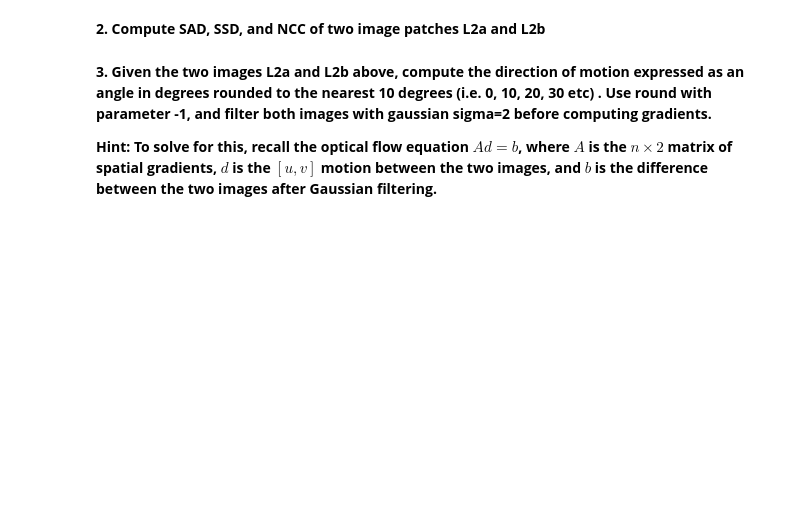
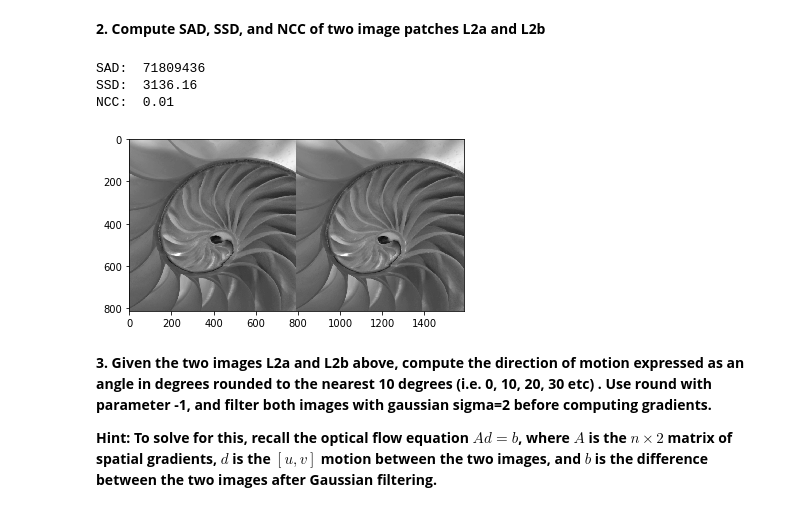
Before and after one commit to dlezcan1/computer-vision-fall-2020, a Jupyter notebook: midterms/MidtermA/CV-2020-Midterm-Exam-A.ipynb, the cells around one changed output. Cells and saved outputs as stored; diff of their text form; code cells hidden in the pictures; blank space fills up the shorter version.

```diff
--- a/midterms/MidtermA/CV-2020-Midterm-Exam-A.ipynb
+++ b/midterms/MidtermA/CV-2020-Midterm-Exam-A.ipynb
@@ -61,10 +65,14 @@ answers['short1'] = pp # worth 4 points
 # %%
 S = np.array([ 1, 2, 4, 8, 4, 2, 1])
 D = np.array([1,-1])
+D2 = np.convolve(D, D, mode='full')
 
 #TODO: compute S1 and S2, i.e. the kernels in (1) and (2)
 S1 = np.zeros((8,))
-s2 = np.zeros((9,))
+S2 = np.zeros((9,))
+
+S1 = np.convolve(D, S, mode='same')
+S2 = np.convolve(D2, S, mode='same')
 print(S1)
 print(S2)
 
@@ -89,12 +114,20 @@ answers['short3'] = round(edgeresponse,-2) # worth 4 points
 K = [10, 0, 0; 0, 10, 0; 0, 0, 1];  T = [1,1,1];  R = I
 # %%
 K = np.array([[10,0,0],[0,10,0],[0,0,1]])
+invK = np.linalg.inv(K)
 T = np.array([1,1,1])
 R = np.identity(3)
 
 #TODO: Compute F and compute line parameters
 F = np.zeros((3,3))
+E = sk(T) @ R
+F = invK @ E @ invK
+
 lineresultasarray = np.zeros((3,))
+pt = np.array([3, 4, 1])
+lineresultasarray = F @ pt
+
+
 print(F)
 print(lineresultasarray)
 
@@ -113,12 +151,31 @@ Rotation by 90 degrees around the z axis
 
 Translation value of [0,0, 500]
 # %%
+# helpful functions
+rotatex = lambda phi: np.array([[1, 0, 0],[0, np.cos(phi), -np.sin(phi)], [0, np.sin(phi), np.cos(phi)]])
+rotatey = lambda theta: np.array([[np.cos(theta), 0, np.sin(theta)],[0, 1, 0],[-np.sin(theta), 0, np.cos(theta)]])
+rotatez = lambda xi: np.array([[np.cos(xi), -np.sin(xi), 0],[np.sin(xi), np.cos(xi), 0], [0, 0, 1]])
+
+# given
 p = np.array([0,0,0,1])
 K = np.array([[10, 0, 100],[0, 10, 100],[0,0,1]])
+t = np.array([[0,0, 500]])
+R = rotatez(np.pi/2)
+
 
 # Compute camera model matrix M and project point to coordinates u and v
 M = np.zeros((3,4))
 pp = np.zeros((2,))
+
+Mint = np.hstack((K, np.zeros((3,1))))
+Mext = np.eye(4)
+Mext[0:3,0:3] = R
+Mext[0:3,-1] = t
+
+M = Mint @ Mext
+pp_unscaled = M @ p
+pp = pp_unscaled[0:2]/pp_unscaled[-1]
+
 print(M)
 print(pp)
 
@@ -151,18 +224,28 @@ answers['long1'] = np.round(histogram,-2) # 5 points
 # %%
 L2a = cv2.cvtColor(cv2.imread('L2a-A.png'), cv2.COLOR_BGR2GRAY)
 L2b = cv2.cvtColor(cv2.imread('L2b-A.png'), cv2.COLOR_BGR2GRAY)
+plt.imshow(np.concatenate((L2a, L2b), axis=1), cmap='gray')
 
 #TODO: compute SAD, SSD, and NCC
+SAD = np.abs(L2a - L2b).sum()
+SSD = np.sqrt(np.sum((L2a - L2b)**2))
+NCC = np.sum(L2a * L2b)/np.linalg.norm(L2a)/np.linalg.norm(L2b)
+
 
 print("SAD: ", round(SAD, 2))
 print("SSD: ", round(SSD, 2))
 print("NCC: ", round(NCC, 2))
 
 # store the answer. Do not modify this
 answers['long2'] = {}
 answers['long2']['SAD'] = round(SAD, 2) # 2 points
 answers['long2']['SSD'] = round(SSD, 2) # 1.5 points
 answers['long2']['NCC'] = round(NCC, 2) # 1.5 points
+# %% [output]
+SAD:  71809436
+SSD:  3136.16
+NCC:  0.01
+[figure, added]
 # %% [markdown]
 **3. Given the two images L2a and L2b above, compute the direction of motion expressed as an angle in degrees rounded to the nearest 10 degrees (i.e. 0, 10, 20, 30 etc) . Use round with parameter -1, and filter both images with gaussian sigma=2 before computing gradients.**
 
```
Also changed, not shown: parts of 8 cells of this notebook, 2 other files.
